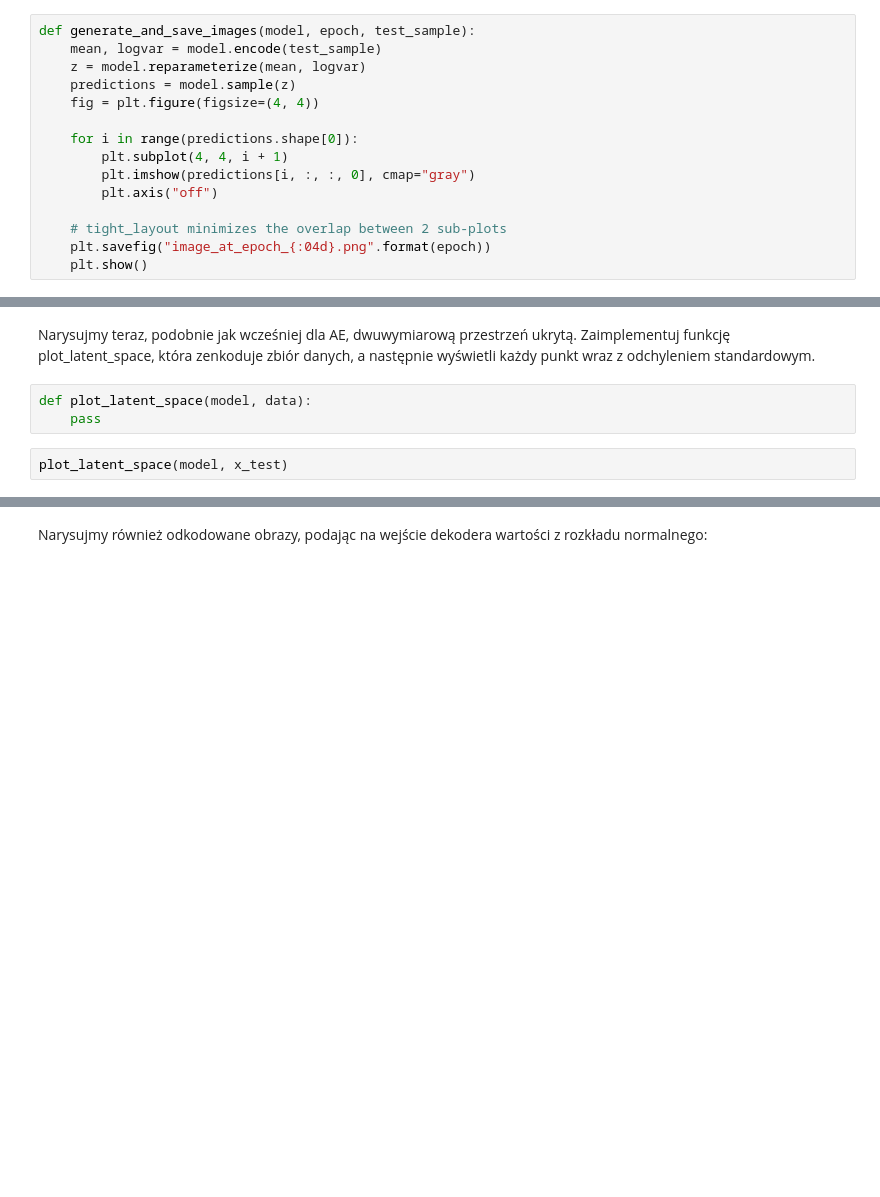
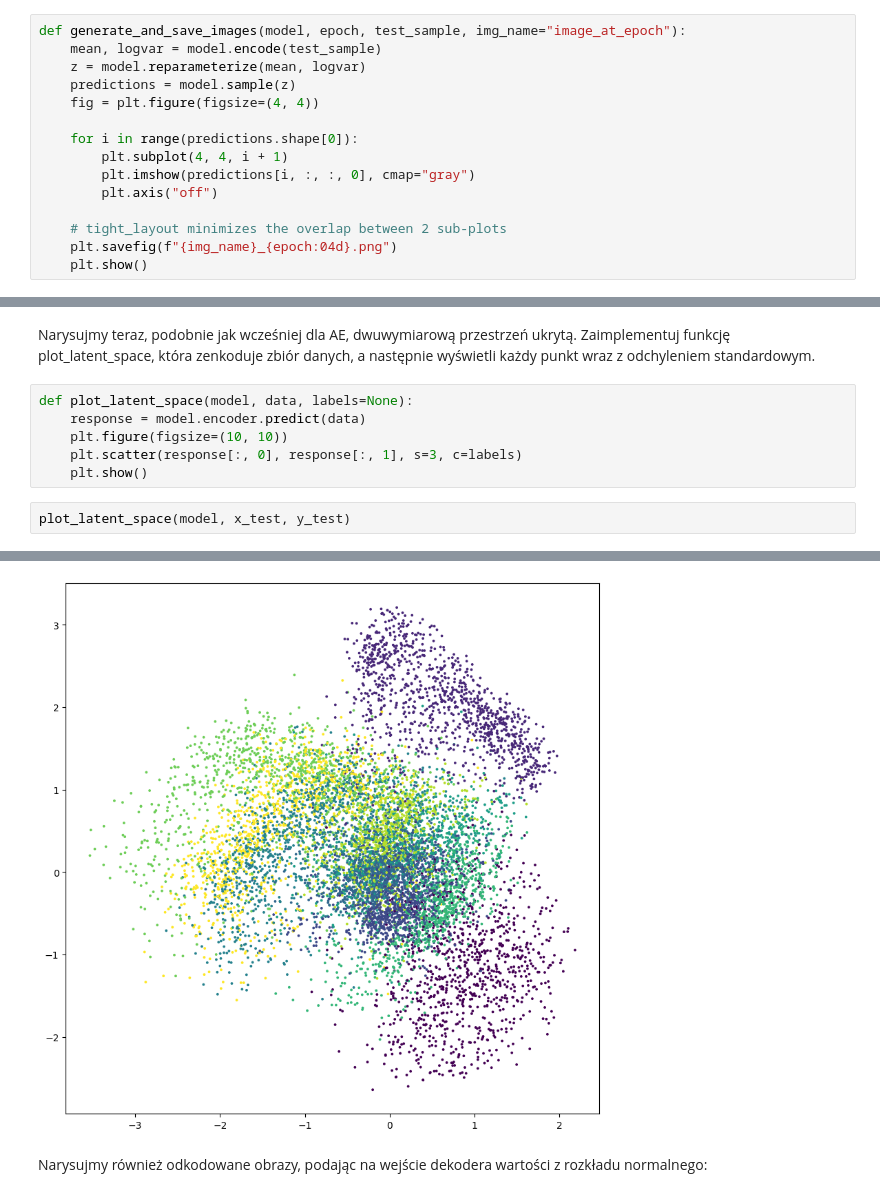
Before and after one commit to my-alaska/ml-course, a Jupyter notebook: generative_neural_networks/gnns_empty.ipynb, the cells around one changed output, grey strips where cells are left out. Cells and saved outputs as stored; diff of their text form; blank space fills up the shorter version.

```diff
--- a/generative_neural_networks/gnns_empty.ipynb
+++ b/generative_neural_networks/gnns_empty.ipynb
@@ -449,7 +472,7 @@ optimizer = tf.keras.optimizers.Adam(1e-4)
 # %% [markdown]
 Po każdej epoce będziemy wizualizować generację obrazów powstałych przez podanie na wejściu dekodera reprezentacji powstałej z tych samych obrazów ze zbioru testowego. W ten sposób będziemy mogli obserwować poprawę jakości generacji w każdej epoce.
 # %%
-def generate_and_save_images(model, epoch, test_sample):
+def generate_and_save_images(model, epoch, test_sample, img_name="image_at_epoch"):
     mean, logvar = model.encode(test_sample)
     z = model.reparameterize(mean, logvar)
     predictions = model.sample(z)
@@ -461,7 +484,7 @@ def generate_and_save_images(model, epoch, test_sample):
         plt.axis("off")
 
     # tight_layout minimizes the overlap between 2 sub-plots
-    plt.savefig("image_at_epoch_{:04d}.png".format(epoch))
+    plt.savefig(f"{img_name}_{epoch:04d}.png")
     plt.show()
 # %%
 num_examples_to_generate = 16
@@ -512,7 +542,11 @@ embed.embed_file(anim_file)
 # %% [markdown]
 Narysujmy teraz, podobnie jak wcześniej dla AE, dwuwymiarową przestrzeń ukrytą. Zaimplementuj funkcję plot_latent_space, która zenkoduje zbiór danych, a następnie wyświetli każdy punkt wraz z odchyleniem standardowym.
-# %%
-def plot_latent_space(model, data):
-    pass
+# %%
+def plot_latent_space(model, data, labels=None):
+    response = model.encoder.predict(data)
+    plt.figure(figsize=(10, 10))
+    plt.scatter(response[:, 0], response[:, 1], s=3, c=labels)
+    plt.show()
 # %%
-plot_latent_space(model, x_test)
+plot_latent_space(model, x_test, y_test)
+# %% [output]
@@ -519,3 +554,4 @@ plot_latent_space(model, x_test)
+[figure, added]
 # %% [markdown]
 Narysujmy również odkodowane obrazy, podając na wejście dekodera wartości z rozkładu normalnego:
 # %%
```
Also changed, not shown: parts of 35 cells of this notebook, 3 other files.
